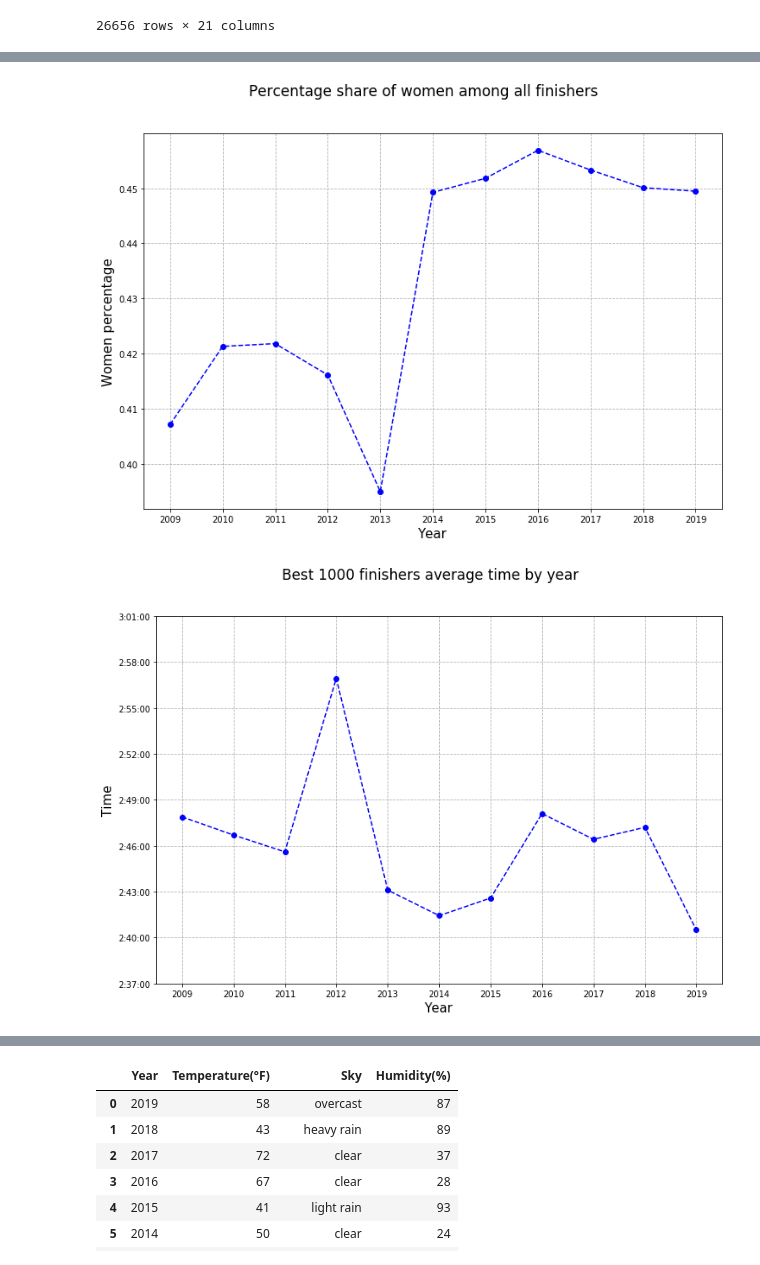
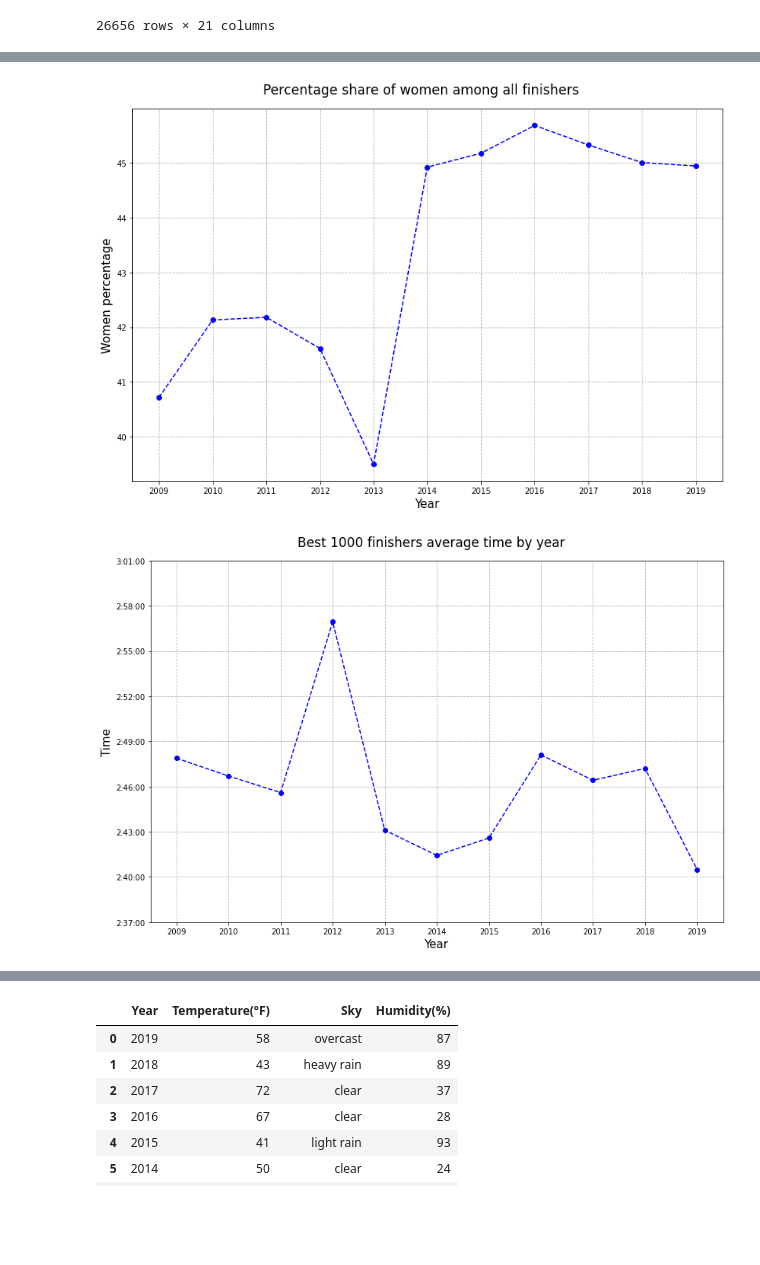
Before and after one commit to tadeq/Boston-marathon-data-analysis, a Jupyter notebook: data_analysis.ipynb, the cells around one changed output, grey strips where cells are left out. Drawn from its saved outputs; the diff is of its cells as text; code cells hidden in the pictures; blank space fills up the shorter version.

Commit message:
reorganize line charts section, add first bar charts

```diff
--- a/data_analysis.ipynb
+++ b/data_analysis.ipynb
@@ -21,14 +21,15 @@ results_by_year[2019]
 | 26655 | 23958 | Reilly, Bill | 66 | M | Kew Gardens | NY | USA | - | 1:20:44 | 2:20:03 | ... | ... |
 26656 rows × 21 columns
 # %%
-mean_ages = {year : results['Age'].mean() for year, results in results_by_year.items()}
-fig, ax = plt.subplots()
-fig.set_size_inches(12,8)
-fig.suptitle('Finishers average age by year', fontsize=17)
-ax.plot(list(mean_ages.keys()), list(mean_ages.values()), linestyle='--', marker='o', color='b')
-ax.set_xlabel('Year', fontsize=15)
-ax.set_ylabel('Average age', fontsize=15)
-ax.set_xticks(list(mean_ages.keys()))
-ax.set_xticklabels(list(mean_ages.keys()))
-plt.grid(linestyle='--')
-plt.show()
+def prepare_basic_line_chart(data, title, xlabel, ylabel):
+    fig, ax = plt.subplots()
+    fig.set_size_inches(12,8)
+    fig.tight_layout(pad=4)
+    fig.suptitle(title, fontsize=17)
+    ax.plot(list(data.keys()), list(data.values()), linestyle='--', marker='o', color='b')
+    ax.set_xlabel(xlabel, fontsize=15)
+    ax.set_ylabel(ylabel, fontsize=15)
+    ax.set_xticks(list(data.keys()))
+    ax.set_xticklabels(list(data.keys()))
+    plt.grid(linestyle='--')
+    return fig, ax
@@ -51,18 +48,10 @@ plt.show()
 # %%
 women_number = {year : len(results[results['M/F']=='F']) for year, results in results_by_year.items()}
-women_percentage = {year : women/participants for (year, women), participants in zip (women_number.items(), participants_number.values())}
-fig, ax = plt.subplots()
-fig.set_size_inches(12,8)
-fig.suptitle('Percentage share of women among all finishers', fontsize=17)
-ax.plot(list(women_percentage.keys()), list(women_percentage.values()), linestyle='--', marker='o', color='b')
-ax.set_xlabel('Year', fontsize=15)
-ax.set_ylabel('Women percentage', fontsize=15)
-ax.set_xticks(list(women_percentage.keys()))
-ax.set_xticklabels(list(women_percentage.keys()))
-plt.grid(linestyle='--')
+women_percentage = {year : women/participants*100 for (year, women), participants in zip (women_number.items(), participants_number.values())}
+prepare_basic_line_chart(women_percentage, 'Percentage share of women among all finishers', 'Year', 'Women percentage')
 plt.show()
 # %% [output]
-[figure, old version]
+[figure, new version]
 # %%
 def timestamp_to_seconds(timestamp):
     split_time = timestamp.split(':')
@@ -81,21 +70,13 @@ def get_mean_official_time(results):
     return int(round(results['Official Time'].map(timestamp_to_seconds).mean()))
 # %%
 mean_times_best1000 = {year : get_mean_official_time(results.head(1000)) for year, results in results_by_year.items()}
-fig, ax = plt.subplots()
-fig.set_size_inches(12,8)
-fig.suptitle('Best 1000 finishers average time by year', fontsize=17)
-ax.plot(list(mean_times_best1000.keys()), list(mean_times_best1000.values()), linestyle='--', marker='o', color='b')
-ax.set_xlabel('Year', fontsize=15)
-ax.set_ylabel('Time', fontsize=15)
-ax.set_xticks(list(mean_times_best1000.keys()))
-ax.set_xticklabels(list(mean_times_best1000.keys()))
+fig, ax = prepare_basic_line_chart(mean_times_best1000, 'Best 1000 finishers average time by year', 'Year', 'Time')
 plt.draw()
 y_labels = [label.get_text() for label in ax.get_yticklabels()]
 y_labels_range = np.arange(60*round(int(y_labels[0])/60), int(y_labels[-1]) + 180, 180)
 ax.set_yticks(y_labels_range)
 y_labels = [seconds_to_timestamp(label) for label in y_labels_range]
 ax.set_yticklabels(y_labels)
-plt.grid(linestyle='--')
 plt.show()
 # %% [output]
-[figure, old version]
+[figure, new version]
```
Also changed, not shown: parts of 18 cells of this notebook.
